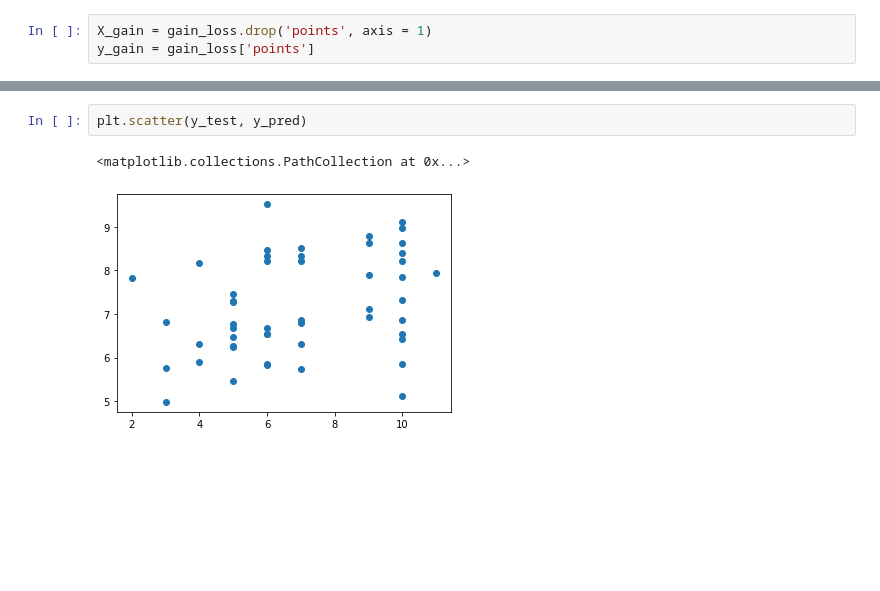
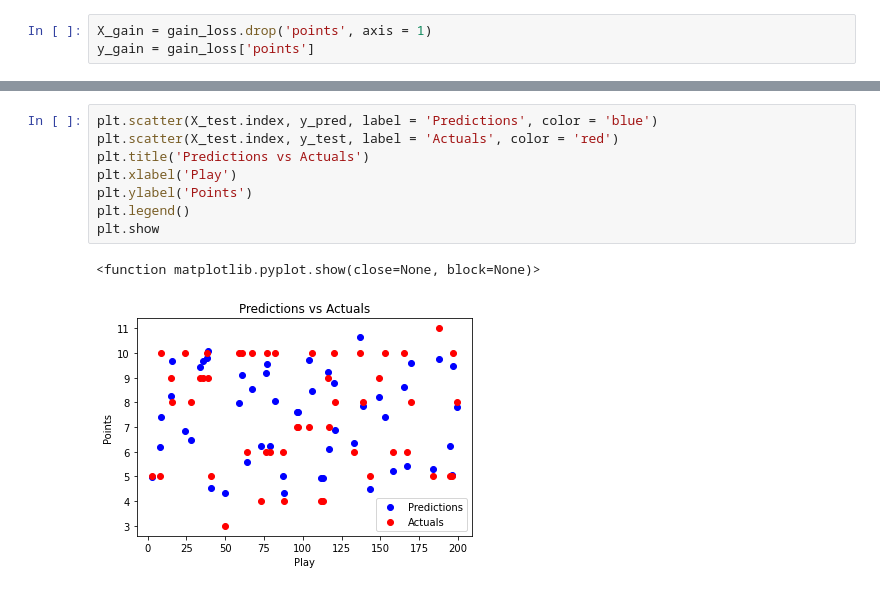
Before and after one commit to okwan91/catanstrategy, a Jupyter notebook: notebooks/Sandbox.ipynb, the cells around one changed output, grey strips where cells are left out. Saved outputs shown, nothing was run; the diff lists cells and outputs as text; blank space fills up the shorter version.

```diff
--- a/notebooks/Sandbox.ipynb
+++ b/notebooks/Sandbox.ipynb
@@ -189,8 +209,14 @@ R2: 0.0742039900249376
-# %%
-plt.scatter(y_test, y_pred)
-# %% [output]
-<matplotlib.collections.PathCollection at 0x...>
-[figure, removed]
+# %%
+plt.scatter(X_test.index, y_pred, label = 'Predictions', color = 'blue')
+plt.scatter(X_test.index, y_test, label = 'Actuals', color = 'red')
+plt.title('Predictions vs Actuals')
+plt.xlabel('Play')
+plt.ylabel('Points')
+plt.legend()
+plt.show
+# %% [output]
+<function matplotlib.pyplot.show(close=None, block=None)>
+[figure, added]
 # %%
 feature_importance = gain_model.feature_importances_
 feature_names = X_gain.columns
```
Also changed, not shown: parts of 40 cells of this notebook.
